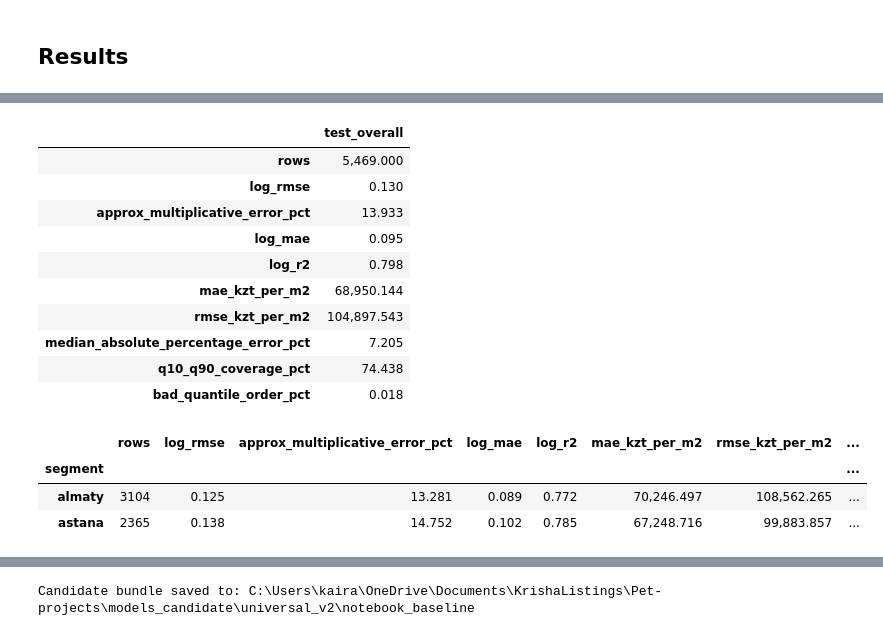
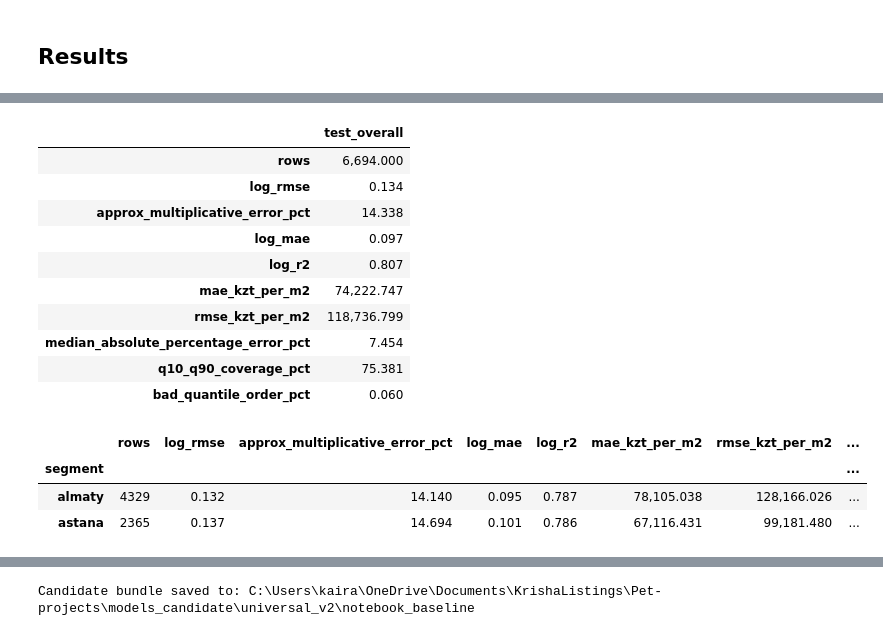
Before and after one commit to kairosh1001/astana-real-estate-ml, a Jupyter notebook: notebooks/universal_astana_almaty_model.ipynb, the cells around one changed output, grey strips where cells are left out. Cells and saved outputs as stored; diff of their text form; code cells hidden in the pictures.

Commit message:
Retrain v2 notebooks with broader Almaty sample

```diff
--- a/notebooks/universal_astana_almaty_model.ipynb
+++ b/notebooks/universal_astana_almaty_model.ipynb
@@ -317,46 +321,54 @@ def regression_metrics(actual_log, pred_log, pred_low=None, pred_high=None):
             np.mean((pred_low > pred_log) | (pred_log > pred_high)) * 100
         )
     return result
 
 overall_metrics = regression_metrics(
     y["test"], predictions["q50"], predictions["q10"], predictions["q90"]
 )
 display(pd.DataFrame([overall_metrics], index=["test_overall"]).T)
 
 test_results = subsets["test"][["city", "rooms", "listing_url"]].reset_index(drop=True)
 test_results["actual_log"] = y["test"].to_numpy()
 for label, values in predictions.items():
     test_results[f"pred_{label}_log"] = values
 
+def room_segment(value):
+    if pd.isna(value):
+        return "missing"
+    numeric = float(value)
+    return "5+" if numeric >= 5 else str(int(numeric))
+
+test_results["rooms_segment"] = test_results["rooms"].map(room_segment)
+
 segment_rows = []
-segment_column = "city" if SCOPE == "universal" else "rooms"
+segment_column = "city" if SCOPE == "universal" else "rooms_segment"
 for segment, part in test_results.groupby(segment_column):
     if len(part) < 30:
         continue
     values = regression_metrics(
         part["actual_log"], part["pred_q50_log"],
         part["pred_q10_log"], part["pred_q90_log"],
     )
     values["segment"] = segment
     segment_rows.append(values)
 segment_metrics = pd.DataFrame(segment_rows).set_index("segment") if segment_rows else pd.DataFrame()
 display(segment_metrics)
 # %% [output]
 |  | test_overall |
-| rows | 5,469.000 |
-| log_rmse | 0.130 |
-| approx_multiplicative_error_pct | 13.933 |
-| log_mae | 0.095 |
-| log_r2 | 0.798 |
-| mae_kzt_per_m2 | 68,950.144 |
-| rmse_kzt_per_m2 | 104,897.543 |
-| median_absolute_percentage_error_pct | 7.205 |
-| q10_q90_coverage_pct | 74.438 |
-| bad_quantile_order_pct | 0.018 |
+| rows | 6,694.000 |
+| log_rmse | 0.134 |
+| approx_multiplicative_error_pct | 14.338 |
+| log_mae | 0.097 |
+| log_r2 | 0.807 |
+| mae_kzt_per_m2 | 74,222.747 |
+| rmse_kzt_per_m2 | 118,736.799 |
+| median_absolute_percentage_error_pct | 7.454 |
+| q10_q90_coverage_pct | 75.381 |
+| bad_quantile_order_pct | 0.060 |
 |  | rows | log_rmse | approx_multiplicative_error_pct | log_mae | log_r2 | mae_kzt_per_m2 | rmse_kzt_per_m2 | ... |
 | segment |  |  |  |  |  |  |  | ... |
-| almaty | 3104 | 0.125 | 13.281 | 0.089 | 0.772 | 70,246.497 | 108,562.265 | ... |
-| astana | 2365 | 0.138 | 14.752 | 0.102 | 0.785 | 67,248.716 | 99,883.857 | ... |
+| almaty | 4329 | 0.132 | 14.140 | 0.095 | 0.787 | 78,105.038 | 128,166.026 | ... |
+| astana | 2365 | 0.137 | 14.694 | 0.101 | 0.786 | 67,116.431 | 99,181.480 | ... |
 # %%
 importance = pd.Series(
     models["q50"].get_feature_importance(), index=feature_columns
```
Also changed, not shown: parts of 6 cells of this notebook, 2 other files.
